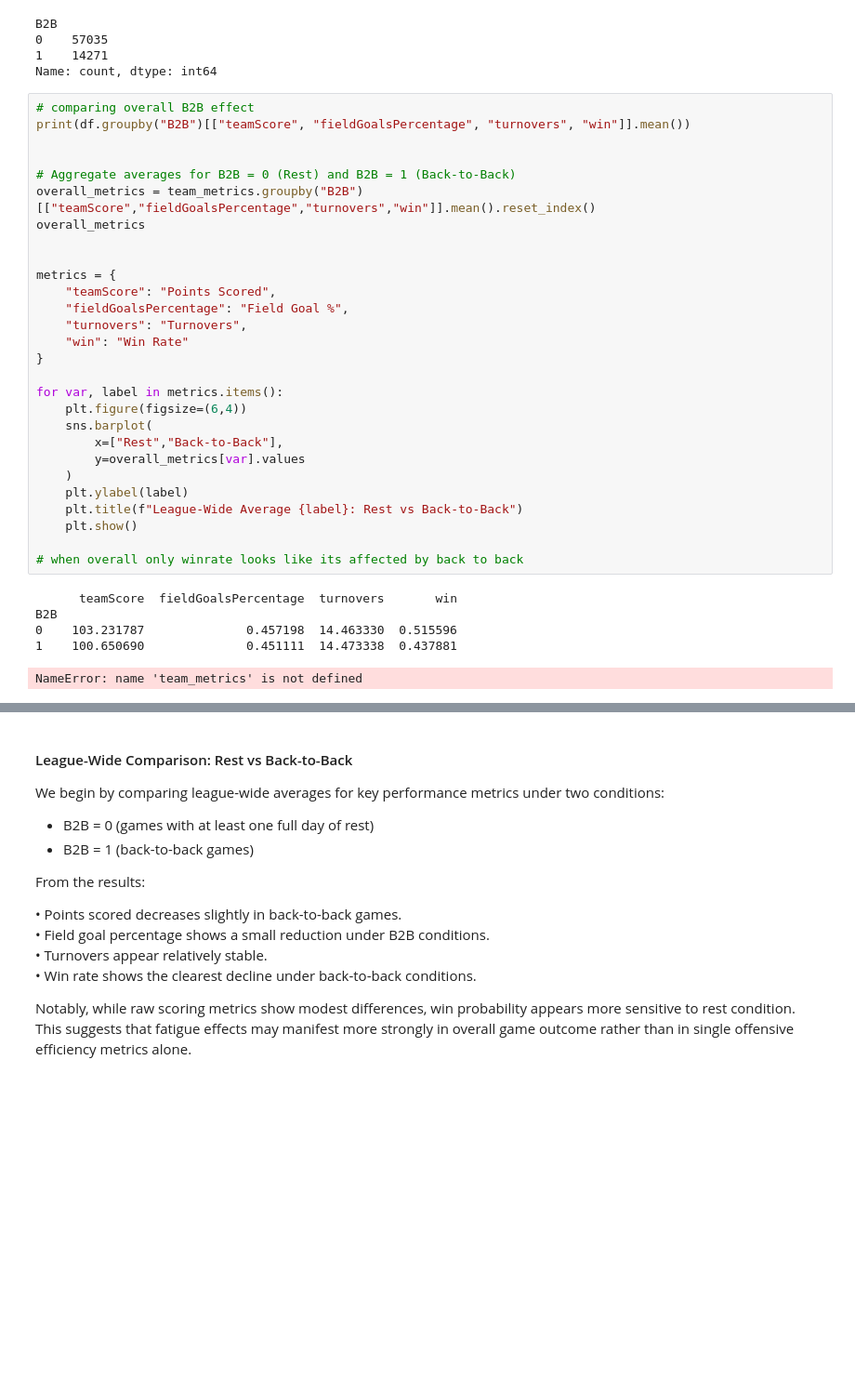
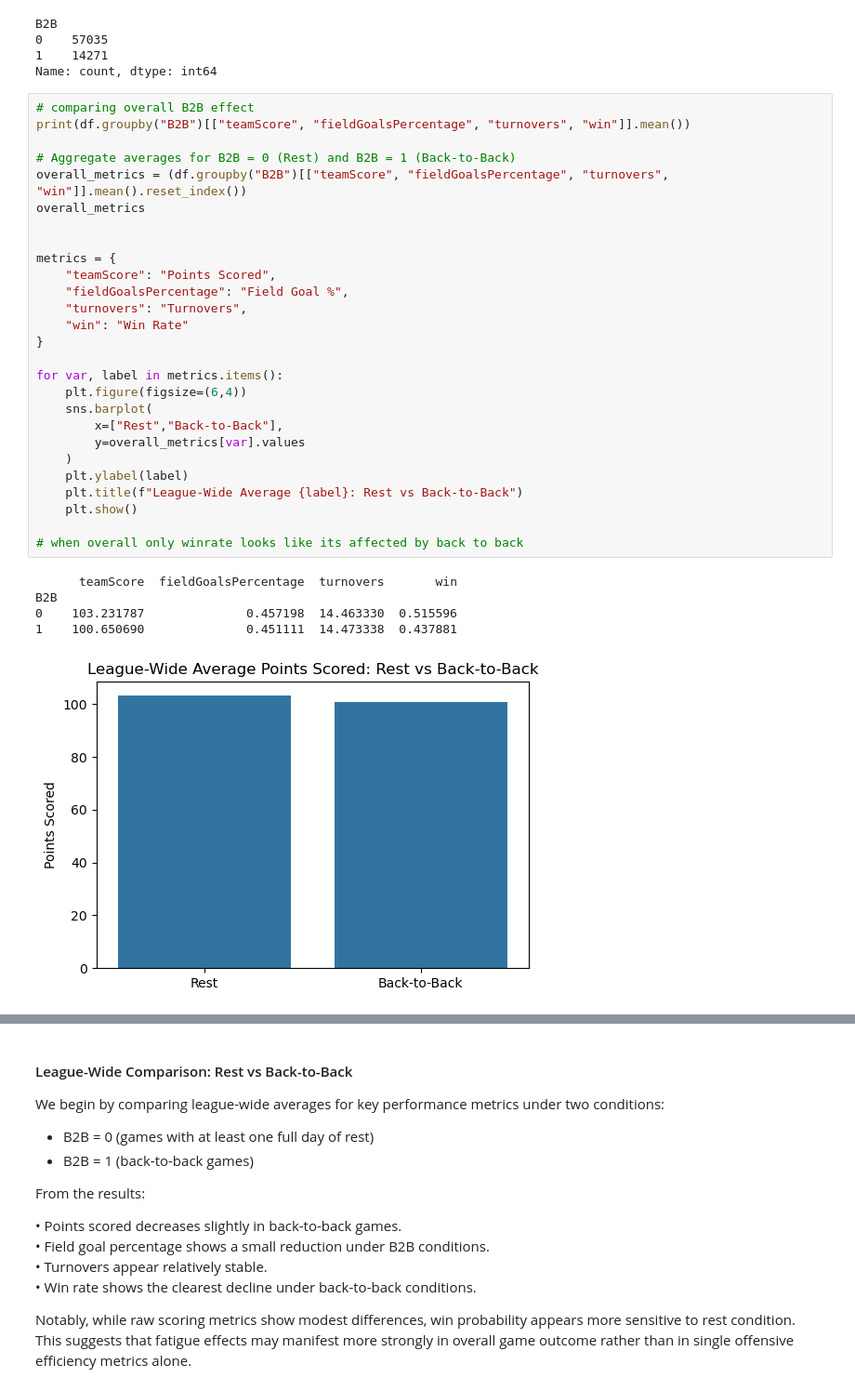
Before and after one commit to COGS108/Group052_WI26, a Jupyter notebook: 02-EDACheckpoint.ipynb, the cells around one changed output, grey strips where cells are left out. Shown at 93% size. Drawn from its saved outputs; the diff is of its cells as text; blank space fills up the shorter version.

Commit message:
Fixed minor error: used team_metrics before defining it, compute overall metrics directly from df instead

```diff
--- a/02-EDACheckpoint.ipynb
+++ b/02-EDACheckpoint.ipynb
@@ -441,33 +441,32 @@ Name: count, dtype: int64
 # comparing overall B2B effect
 print(df.groupby("B2B")[["teamScore", "fieldGoalsPercentage", "turnovers", "win"]].mean())
 
-
 # Aggregate averages for B2B = 0 (Rest) and B2B = 1 (Back-to-Back)
-overall_metrics = team_metrics.groupby("B2B")[["teamScore","fieldGoalsPercentage","turnovers","win"]].mean().reset_index()
+overall_metrics = (df.groupby("B2B")[["teamScore", "fieldGoalsPercentage", "turnovers", "win"]].mean().reset_index())
 overall_metrics
 
 
 metrics = {
     "teamScore": "Points Scored",
     "fieldGoalsPercentage": "Field Goal %",
     "turnovers": "Turnovers",
     "win": "Win Rate"
 }
 
 for var, label in metrics.items():
     plt.figure(figsize=(6,4))
     sns.barplot(
         x=["Rest","Back-to-Back"],
         y=overall_metrics[var].values
     )
     plt.ylabel(label)
     plt.title(f"League-Wide Average {label}: Rest vs Back-to-Back")
     plt.show()
 
 # when overall only winrate looks like its affected by back to back
 # %% [output]
       teamScore  fieldGoalsPercentage  turnovers       win
 B2B
 0    103.231787              0.457198  14.463330  0.515596
 1    100.650690              0.451111  14.473338  0.437881
-NameError: name 'team_metrics' is not defined
+[figure, added]
```
Also changed, not shown: parts of 2 cells of this notebook.
